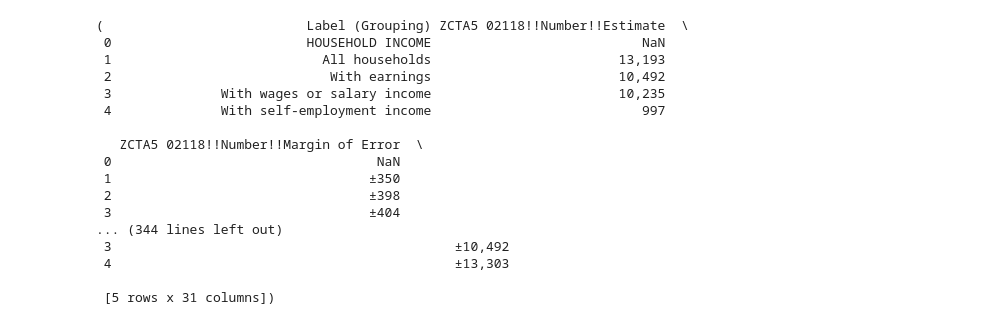
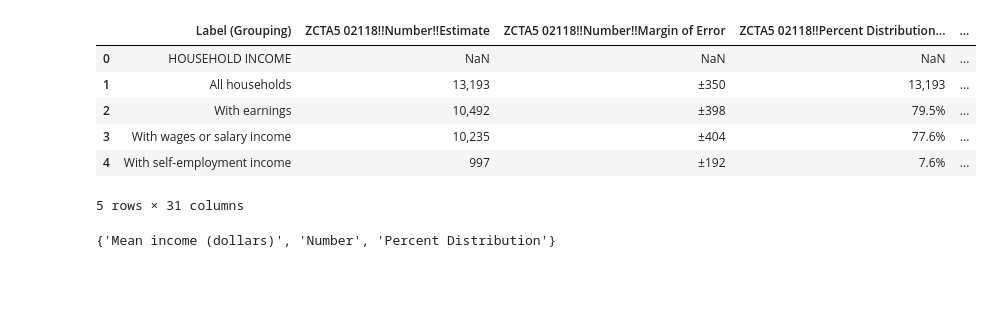
Before and after one commit to BU-Spark/ds-boston-transit-air-quality, a Jupyter notebook: fa23-team-c/data/Census-Data/Median-Income/analyzing_median_income.ipynb, the cells around one changed output. Cells and saved outputs as stored; diff of their text form; code cells hidden in the pictures; blank space fills up the shorter version.

```diff
--- a/fa23-team-c/data/Census-Data/Median-Income/analyzing_median_income.ipynb
+++ b/fa23-team-c/data/Census-Data/Median-Income/analyzing_median_income.ipynb
@@ -1,29 +1,19 @@
 # %%
 import pandas as np
 import pandas as pd
 
 # Load the data from CSV files
-data_2019 = pd.read_csv('Median-Income2019.csv')
-data_2020 = pd.read_csv('Median-Income2020.csv')
-data_2021 = pd.read_csv('Median-Income2021.csv')
+df_2019 = pd.read_csv('Median-Income2019.csv')
+df_2020 = pd.read_csv('Median-Income2020.csv')
+df_2021 = pd.read_csv('Median-Income2021.csv')
 
 # Display the first few rows to confirm successful loading
-data_2019.head(), data_2020.head(), data_2021.head()
+df_2019.head()
 # %% [output]
+|  | Label (Grouping) | ZCTA5 02118!!Number!!Estimate | ZCTA5 02118!!Number!!Margin of Error | ZCTA5 02118!!Percent Distribution... | ... |
+| 0 | HOUSEHOLD INCOME | NaN | NaN | NaN | ... |
+| 1 | All households | 13,193 | ±350 | 13,193 | ... |
+| 2 | With earnings | 10,492 | ±398 | 79.5% | ... |
+| 3 | With wages or salary income | 10,235 | ±404 | 77.6% | ... |
+| 4 | With self-employment income | 997 | ±192 | 7.6% | ... |
-(                          Label (Grouping) ZCTA5 02118!!Number!!Estimate  \
- 0                         HOUSEHOLD INCOME                           NaN
- 1                           All households                        13,193
- 2                            With earnings                        10,492
- 3              With wages or salary income                        10,235
- 4              With self-employment income                           997
-
-   ZCTA5 02118!!Number!!Margin of Error  \
- 0                                  NaN
- 1                                 ±350
- 2                                 ±398
- 3                                 ±404
-... (344 lines left out)
- 3                                            ±10,492
- 4                                            ±13,303
-
- [5 rows x 31 columns])
+5 rows × 31 columns
@@ -29,0 +25,6 @@ data_2019.head(), data_2020.head(), data_2021.head()
+# %%
+zip_codes = set(col.split('!!')[0][-5:] for col in df_2019.columns if 'ZCTA5' in col)
+metrics = []
+cols = set(f'ZCTA5 {zip_code}!!{metric}' for zip_code in zip_codes for metric in metrics)
+# %% [output]
+{'Mean income (dollars)', 'Number', 'Percent Distribution'}
```
Also changed, not shown: parts of 6 cells of this notebook, 3 other files.
